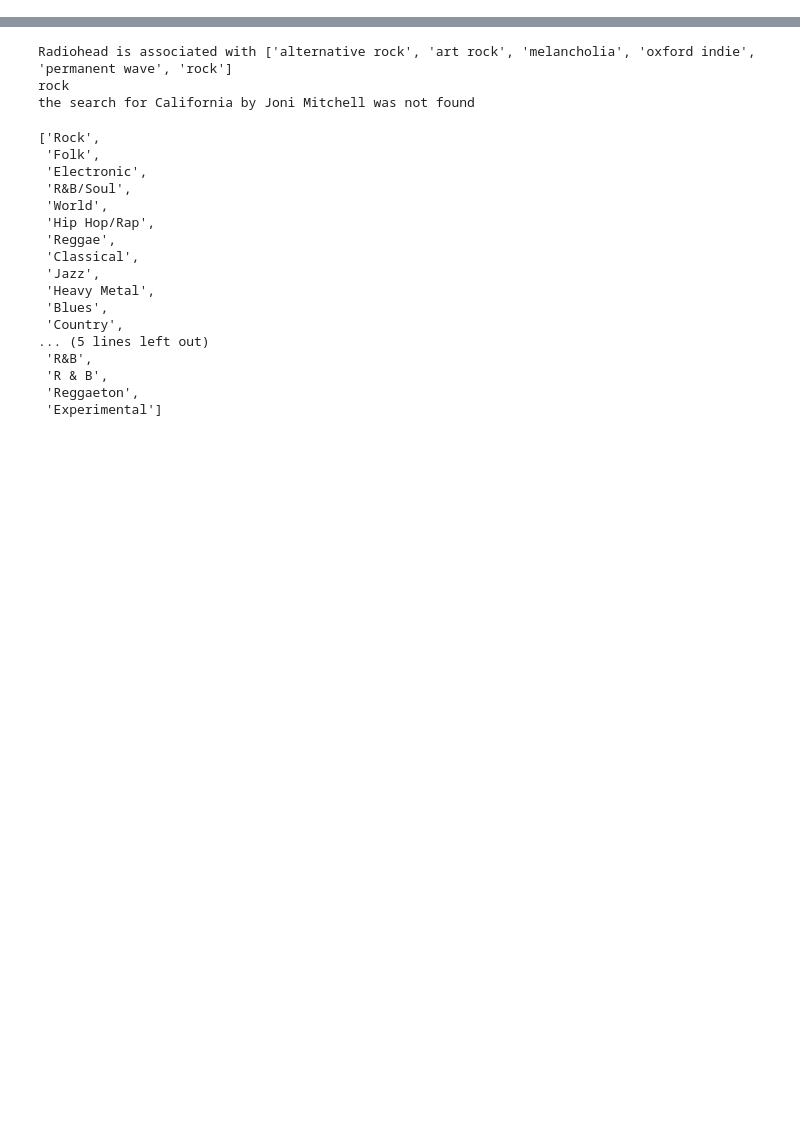
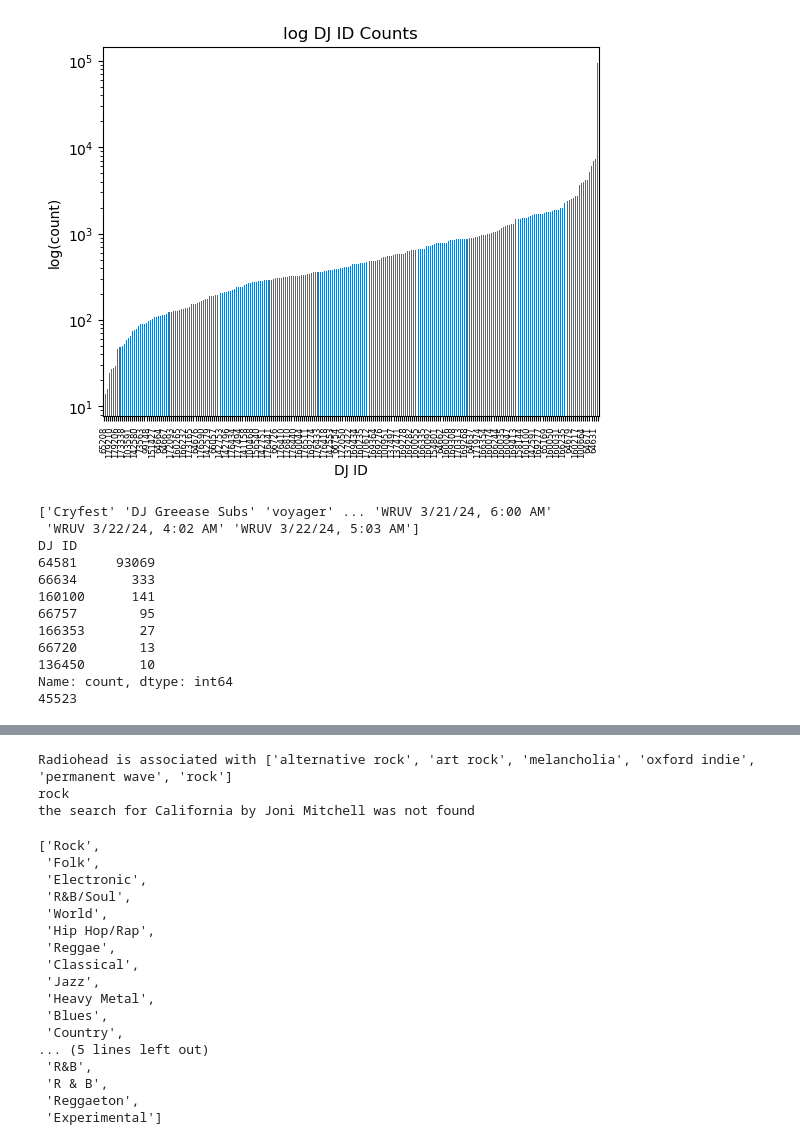
Before and after one commit to zhayes42/CS3870-WRUV, a Jupyter notebook: main.ipynb, the cells around one changed output, grey strips where cells are left out. Drawn from its saved outputs; the diff is of its cells as text; code cells hidden in the pictures; blank space fills up the shorter version.

```diff
--- a/main.ipynb
+++ b/main.ipynb
@@ -62,0 +61,11 @@ dtype: int64
+# %%
+# Clean the null values from the boolean columns New and Local
+df["New"] = df["New"].map({"N": 1, np.nan: 0})
+df["Local"] = df["Local"].map({"L": 1, np.nan: 0})
+
+# Since there are only 56 instances where artist, song, or release are null,
+# we feel comfortable dropping those instances
+df = df.dropna(subset=["Artist", "Song", "Release"])
+
+# Count null values again
+df.isna().sum()
@@ -62,0 +87,46 @@ dtype: int64
+# %%
+# Visualize dj spin counts to determine best top cutoff point
+dj_spins = df["DJ ID"].value_counts().sort_values()
+
+# Visualize with log to show diffence
+fig, ax = plt.subplots()
+dj_spins.plot.bar(logy=True, rot=90)
+plt.xticks(fontsize=6)
+plt.ylabel("log(count)")
+plt.title("log DJ ID Counts")
+every_nth = 3 # Too many ticks. Trick from here:
+# https://stackoverflow.com/questions/6682784/reducing-number-of-plot-ticks
+for n, label in enumerate(ax.xaxis.get_ticklabels()):
+    if n % every_nth != 0:
+        label.set_visible(False)
+plt.show()
+
+# DJ ID 64581 has wildly more spins than any other DJ. Investigate.
+print(df[df["DJ ID"] == 64581]["Playlist Title"].unique())
+print(df[df["Playlist Title"].str.startswith("WRUV")]["DJ ID"].value_counts())
+print(df[df["Playlist Title"].str.startswith("WRUV")]["Genre"].isna().sum())
+
+# Outcome:
+# DJ IDs are not unique, and may be given out to any show
+# DJ ID 64581 includes "WRUV [date, time]" which is an automation log.
+# Automation logs are responsible for about half of missing genres
+# Automation logs are dispersed over a number of IDs
+
+# Drop all automation logs
+df = df[~df["Playlist Title"].str.startswith("WRUV")]
+# Drop DJ ID column, it is of no use to us
+df = df.drop(columns=["DJ ID"])
+# %% [output]
+[figure, added]
+['Cryfest' 'DJ Greease Subs' 'voyager' ... 'WRUV 3/21/24, 6:00 AM'
+ 'WRUV 3/22/24, 4:02 AM' 'WRUV 3/22/24, 5:03 AM']
+DJ ID
+64581     93069
+66634       333
+160100      141
+66757        95
+166353       27
+66720        13
+136450       10
+Name: count, dtype: int64
+45523
```
Also changed, not shown: parts of 16 cells of this notebook.
